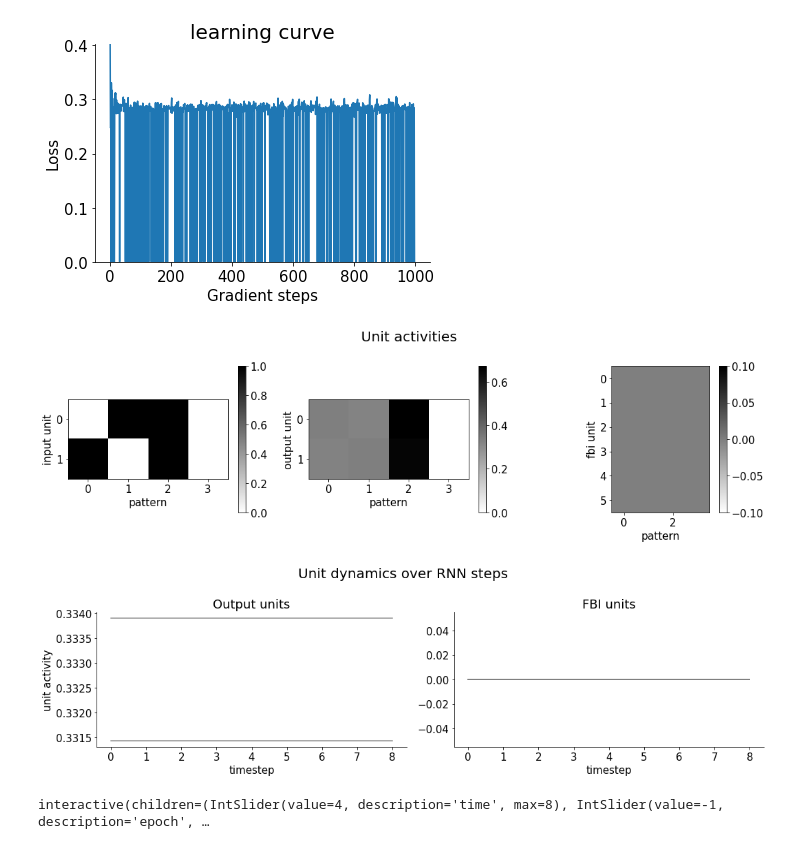
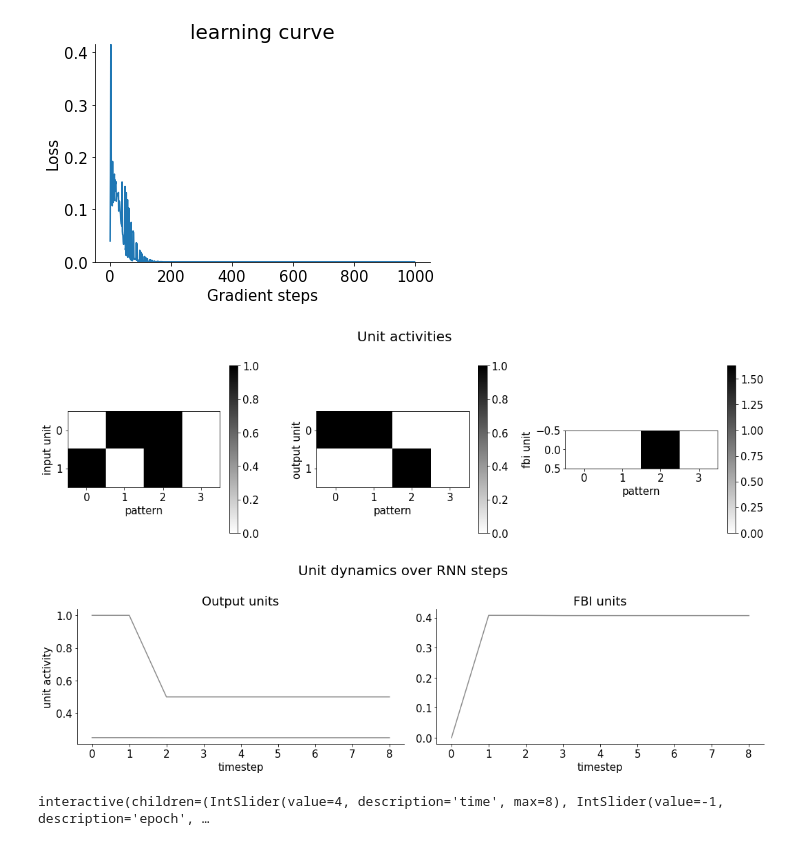
Before and after one commit to Milstein-Lab/EIANN, a Jupyter notebook: notebooks/FBI_network/FBI_RNN_XOR.ipynb, the cells around one changed output. Cells and saved outputs as stored; diff of their text form; code cells hidden in the pictures.

```diff
--- a/notebooks/FBI_network/FBI_RNN_XOR.ipynb
+++ b/notebooks/FBI_network/FBI_RNN_XOR.ipynb
@@ -53,7 +53,7 @@ class FBI_RNN(nn.Module):
         self.fbi_size = fbi_size
         self.in_size = input_size
 
-        self.in2out = nn.Linear(self.in_size, self.out_size, bias=False)
+        self.in2out = nn.Linear(self.in_size, self.out_size, bias=True)
         self.fbi2out = nn.Linear(self.fbi_size, self.out_size, bias=False)
         self.out2fbi = nn.Linear(self.out_size, self.fbi_size, bias=False)
 
@@ -134,32 +134,32 @@ class FBI_RNN(nn.Module):
 # %%
 # torch.manual_seed(42)
 
 # Initialize RNN
 input_size = 2
 output_size = 2
-fbi_size = 6
+fbi_size = 1
 
 model = FBI_RNN(input_size, output_size, fbi_size)
 
 # Train network
 num_epochs = 1000
 num_timesteps = 9
 eval_step = 8
 num_BPTT_steps = 5 #how many steps in the past to backpropagate the error
 lr = 0.02
 all_patterns = torch.tensor([[0., 1.],[1., 0.],[1., 1.],[0., 0.]])
 
 output_history, fbi_history, loss_history, weight_history = model.train(num_epochs, num_timesteps, num_BPTT_steps, all_patterns, lr)
 
 plt.plot(loss_history)
 plt.xlabel('Gradient steps')
 plt.ylabel('Loss')
 plt.ylim([0,torch.max(loss_history)])
 plt.title('learning curve',fontsize=20)
 sns.despine()
 plt.show()
 # %% [output]
-[figure, old version]
+[figure, new version]
 # %%
 epoch = -1
 time = eval_step
@@ -191,7 +191,7 @@ def plot_activity(time,epoch=-1):
 plot_activity(time,epoch)
 # print(f'bias = {model.in2out.bias.detach()}')
 # %% [output]
-[figure, old version]
+[figure, new version]
 # %%
 fix, ax = plt.subplots(1,2,figsize=(15,4.5))
 for i in range(output_size):
@@ -211,7 +211,7 @@ sns.despine()
 plt.tight_layout()
 plt.show()
 # %% [output]
-[figure, old version]
+[figure, new version]
 # %%
 import ipywidgets as widgets
 
```
Also changed, not shown: parts of 2 cells of this notebook.
